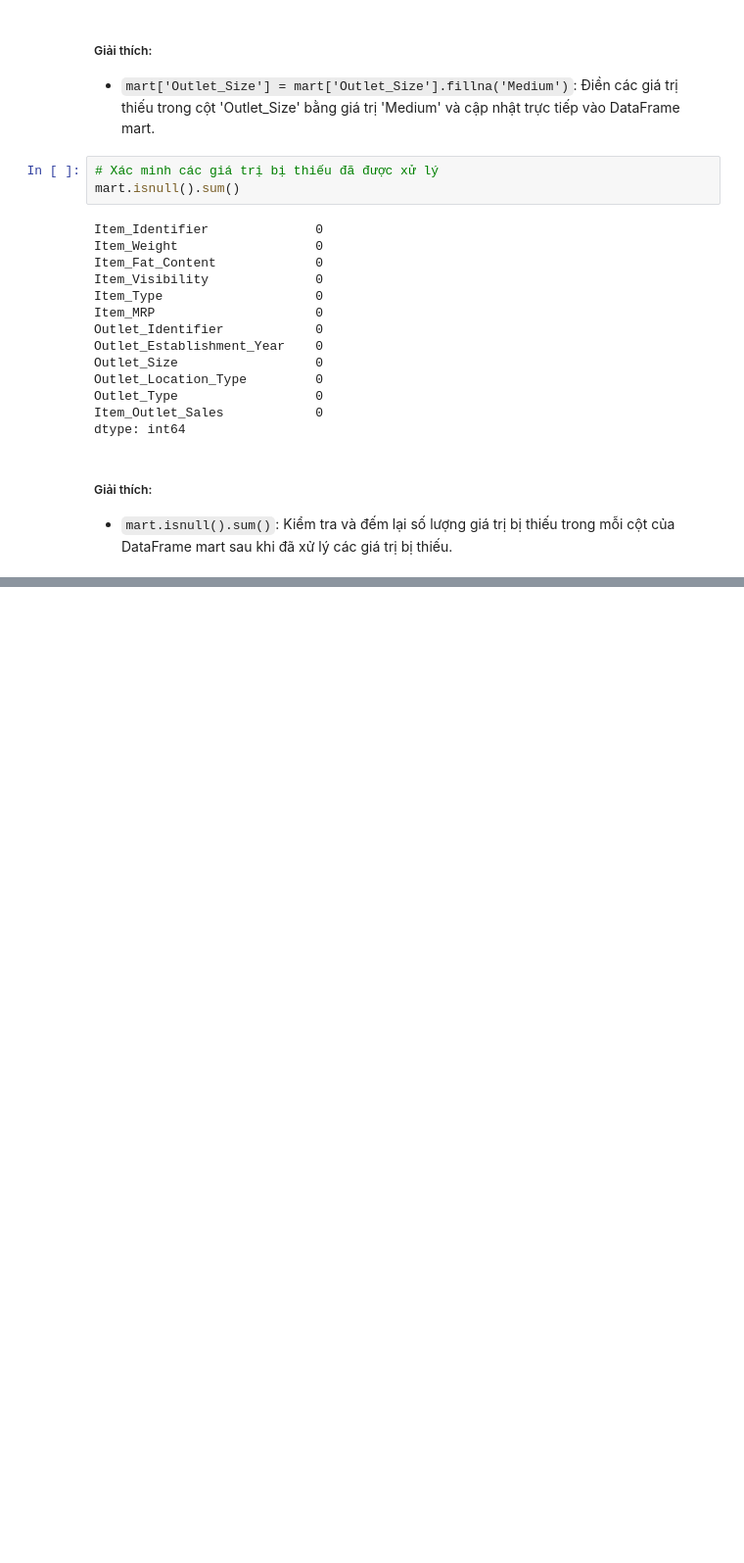
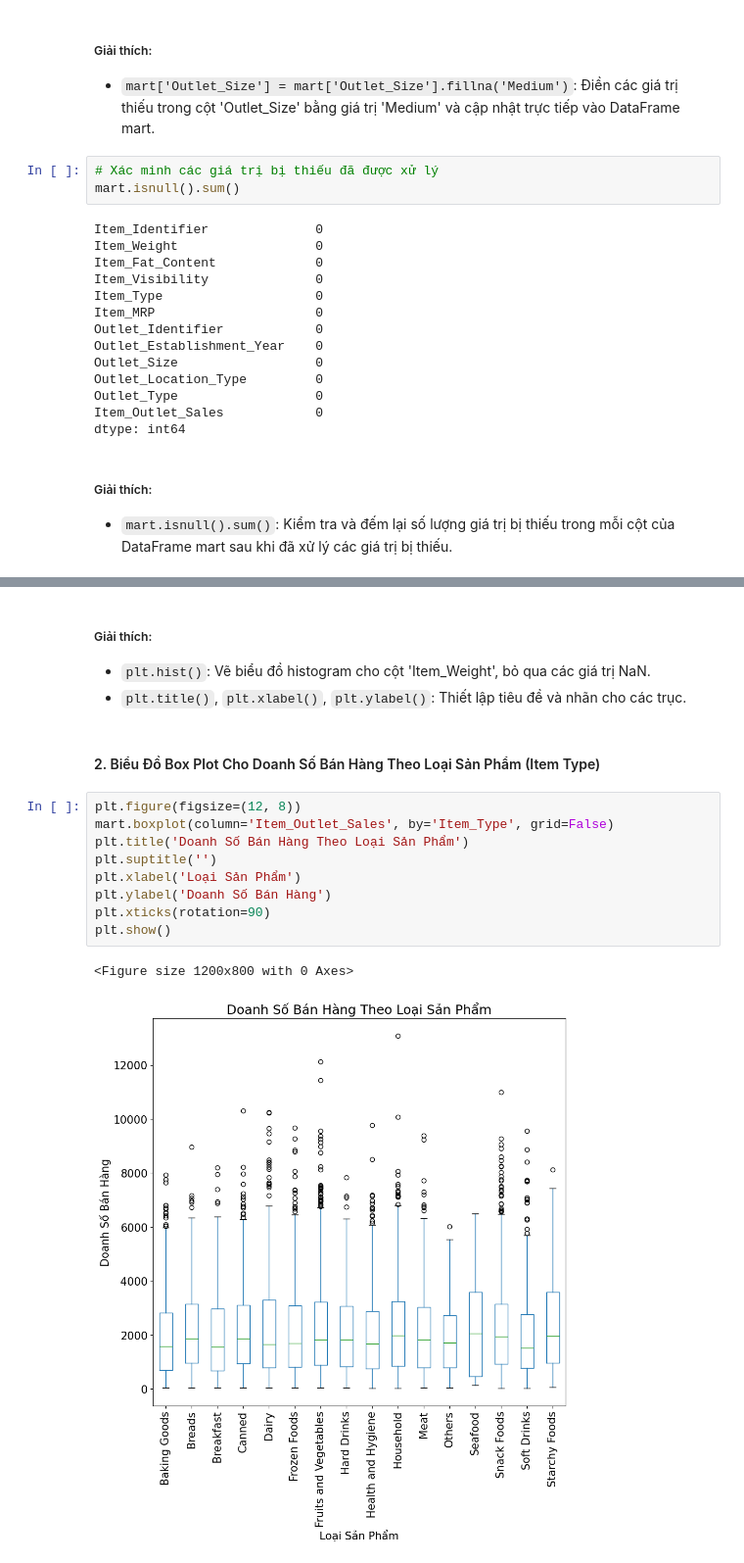
Before and after one commit to MeiCloudie/demo-python-data-analyst, a Jupyter notebook: bigmart-sales/bigmart_sales.ipynb, the cells around one changed output, grey strips where cells are left out. Shown at 98% size. Cells and saved outputs as stored; diff of their text form; blank space fills up the shorter version.

```diff
--- a/bigmart-sales/bigmart_sales.ipynb
+++ b/bigmart-sales/bigmart_sales.ipynb
@@ -329,0 +363,19 @@ dtype: int64
+# %% [markdown]
+##### Giải thích:
+
+- ``plt.hist()``: Vẽ biểu đồ histogram cho cột 'Item_Weight', bỏ qua các giá trị NaN.
+- ``plt.title()``, ``plt.xlabel()``, ``plt.ylabel()``: Thiết lập tiêu đề và nhãn cho các trục.
+# %% [markdown]
+#### 2. Biểu Đồ Box Plot Cho Doanh Số Bán Hàng Theo Loại Sản Phẩm (Item Type)
+# %%
+plt.figure(figsize=(12, 8))
+mart.boxplot(column='Item_Outlet_Sales', by='Item_Type', grid=False)
+plt.title('Doanh Số Bán Hàng Theo Loại Sản Phẩm')
+plt.suptitle('')
+plt.xlabel('Loại Sản Phẩm')
+plt.ylabel('Doanh Số Bán Hàng')
+plt.xticks(rotation=90)
+plt.show()
+# %% [output]
+<Figure size 1200x800 with 0 Axes>
+[figure, added]
```
Also changed, not shown: parts of 12 cells of this notebook.
